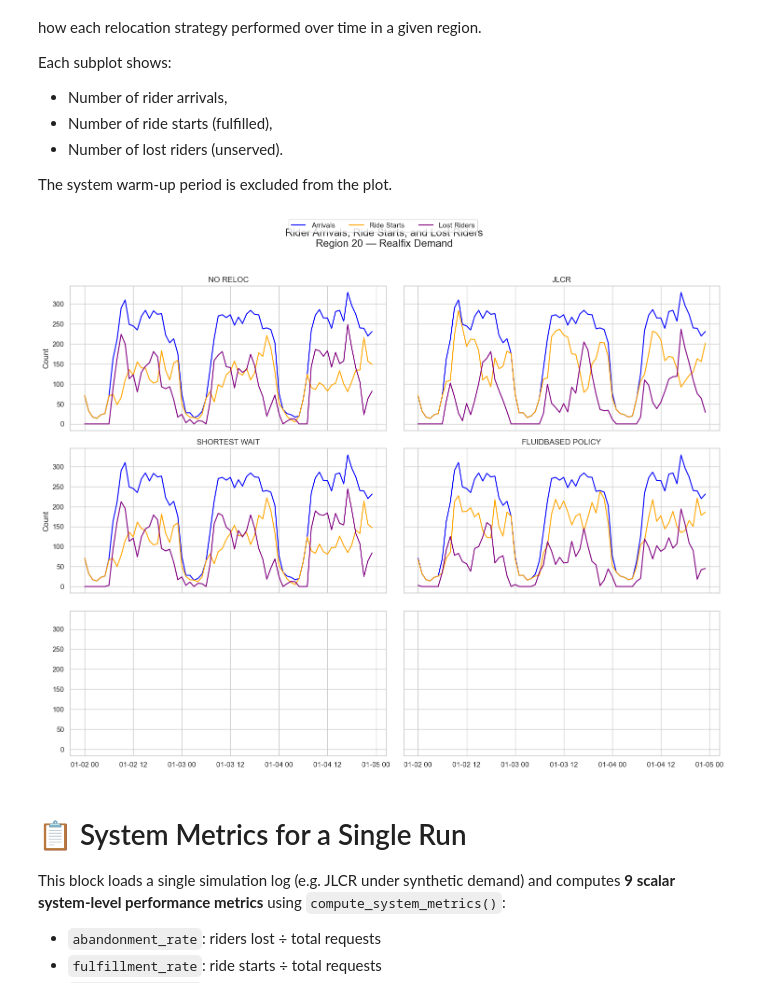
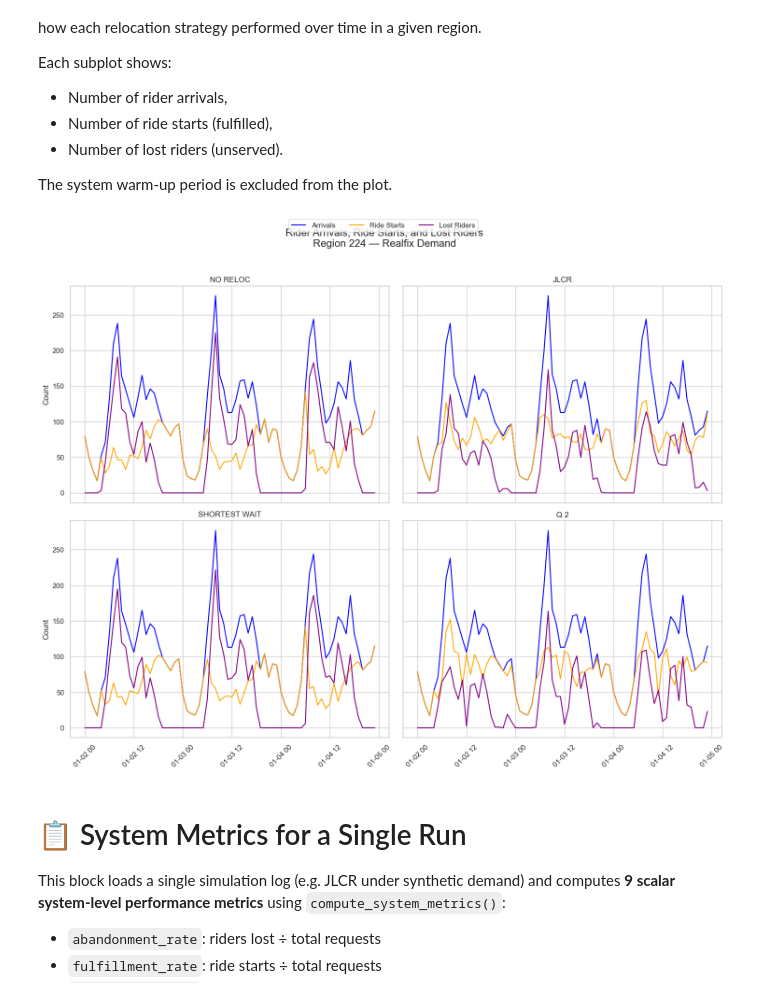
Before and after one commit to Readilyield/Robotaxi_Reposition_Project, a Jupyter notebook: simulate/Analyze_Simulation.ipynb, the cells around one changed output. Cells and saved outputs as stored; diff of their text form; code cells hidden in the pictures.

```diff
--- a/simulate/Analyze_Simulation.ipynb
+++ b/simulate/Analyze_Simulation.ipynb
@@ -24,7 +24,7 @@ from utils import (
 # Assume the dataframes are saved in CSV format under this directory
 log_dir = "sim_outputs/0"
 demand_mode = "real"  #"synthetic" or "real"
-strategies = ["no_reloc", "JLCR", "shortest_wait", "fluidBased_policy"]
+strategies = ["no_reloc", "JLCR", "shortest_wait", "Q_2"]
 region_id = 48  # example region
 bin_minutes = 60
 # %% [markdown]
@@ -42,13 +42,13 @@ The system warm-up period is excluded from the plot.
 # %%
 plot_simulation_grid_for_strategies(
     demand_mode="realFix",
     strategies=strategies,
-    region_id=20,
+    region_id=224,
     bin_minutes=bin_minutes,
     log_dir=log_dir
 )
 # %% [output]
-[figure, old version]
+[figure, new version]
 # %% [markdown]
 # 📋 System Metrics for a Single Run
 
```
Also changed, not shown: 13 other files.
